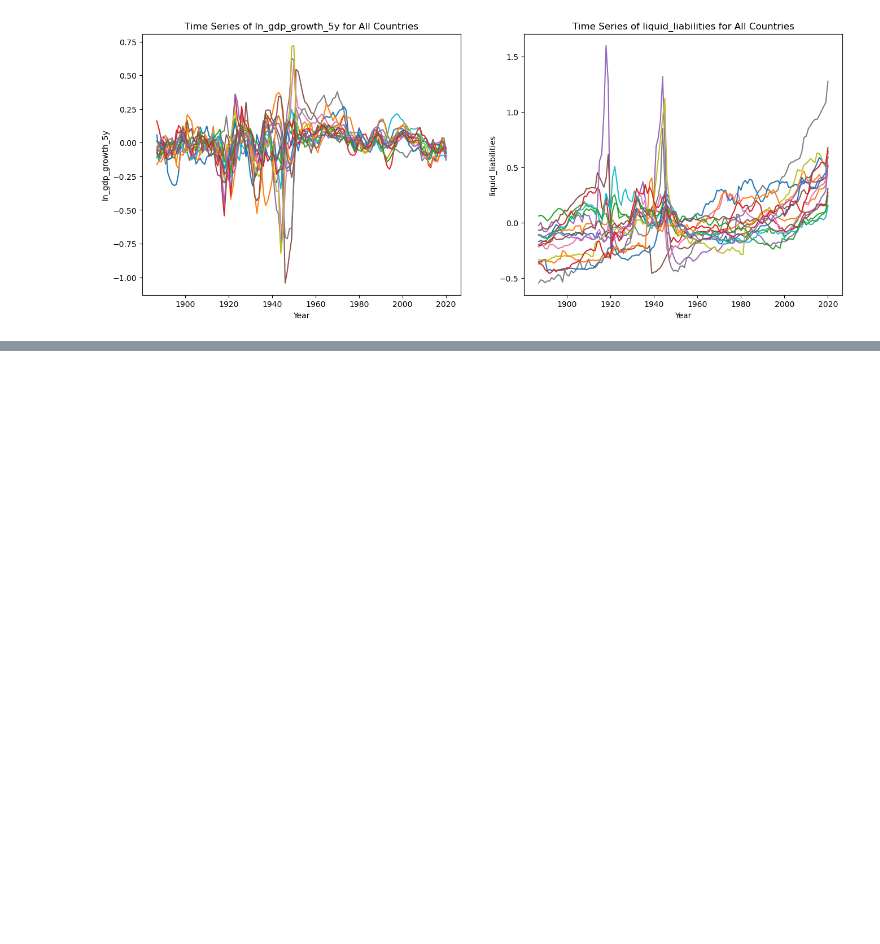
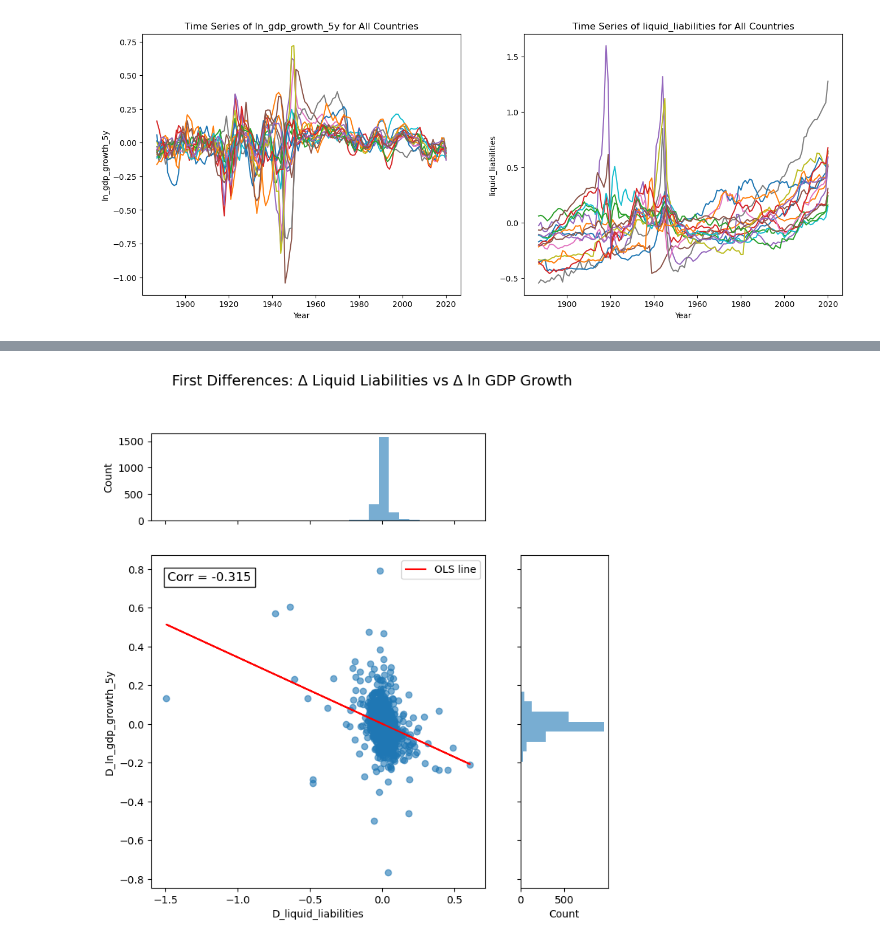
Before and after one commit to LorenzoAlessandro/Panel-Data-Project-Financial-Econometrics, a Jupyter notebook: Panel Data Part 1/Part 1.ipynb, the cells around one changed output, grey strips where cells are left out. Saved outputs shown, nothing was run; the diff lists cells and outputs as text; code cells hidden in the pictures; blank space fills up the shorter version.

```diff
--- a/Panel Data Part 1/Part 1.ipynb
+++ b/Panel Data Part 1/Part 1.ipynb
@@ -294,0 +444,96 @@ Text(0, 0.5, 'liquid_liabilities')
+# %%
+def scatter_with_marginals(df, x, y, title):
+    # Drop missing values
+    data = df[[x, y]].dropna()
+
+    x_vals = data[x]
+    y_vals = data[y]
+
+    # Compute correlation
+    corr = pearsonr(x_vals, y_vals)[0]
+
+    # Fit simple OLS
+    X = sm.add_constant(x_vals)
+    model = sm.OLS(y_vals, X).fit()
+    y_pred = model.predict(X)
+
+    # Figure layout
+    fig = plt.figure(figsize=(8, 8))
+    grid = plt.GridSpec(4, 4, wspace=0.4, hspace=0.4)
+
+    # Main scatter plot
+    ax_scatter = fig.add_subplot(grid[1:4, 0:3])
+    ax_scatter.scatter(x_vals, y_vals, alpha=0.6)
+    ax_scatter.plot(x_vals, y_pred, color="red", label="OLS line")
+    ax_scatter.set_xlabel(x)
+    ax_scatter.set_ylabel(y)
+    ax_scatter.legend()
+
+    # Write correlation on the plot
+    ax_scatter.text(
+        0.05, 0.95, f"Corr = {corr:.3f}",
+        transform=ax_scatter.transAxes,
+        verticalalignment='top', fontsize=12, bbox=dict(facecolor='white')
+    )
+
+    # Top marginal (x distribution)
+    ax_top = fig.add_subplot(grid[0, 0:3], sharex=ax_scatter)
+    ax_top.hist(x_vals, bins=30, alpha=0.6)
+    ax_top.set_ylabel("Count")
+    plt.setp(ax_top.get_xticklabels(), visible=False)
+
+    # Right marginal (y distribution)
+    ax_right = fig.add_subplot(grid[1:4, 3], sharey=ax_scatter)
+    ax_right.hist(y_vals, bins=30, orientation='horizontal', alpha=0.6)
+    ax_right.set_xlabel("Count")
+    plt.setp(ax_right.get_yticklabels(), visible=False)
+
+    fig.suptitle(title, fontsize=14)
+    plt.show()
+
+
+# 1. First differences
+x_fd  = "D_liquid_liabilities"
+y_fd  = "D_ln_gdp_growth_5y"
+
+# 2. Within transformation (one-way fixed effects)
+df_within = df_Final_first_diff.copy()
+df_within["liq_within"] = df_within.groupby("country")["liquid_liabilities"].transform(lambda v: v - v.mean())
+df_within["gdp_within"] = df_within.groupby("country")["ln_gdp_growth_5y"].transform(lambda v: v - v.mean())
+
+# 3. Between transformation (country means)
+df_between = df_Final_first_diff.groupby("country").agg({
+    "liquid_liabilities": "mean",
+    "ln_gdp_growth_5y": "mean"
+}).reset_index()
+df_between.rename(columns={
+    "liquid_liabilities": "liq_between",
+    "ln_gdp_growth_5y": "gdp_between"
+}, inplace=True)
+
+
+# 1. First-Difference scatter + marginals
+scatter_with_marginals(
+    df_Final_first_diff,
+    x=x_fd,
+    y=y_fd,
+    title="First Differences: Δ Liquid Liabilities vs Δ ln GDP Growth"
+)
+
+# 2. Within scatter + marginals
+scatter_with_marginals(
+    df_within,
+    x="liq_within",
+    y="gdp_within",
+    title="Within Transformation (One-Way Fixed Effects)"
+)
+
+# 3. Between scatter + marginals
+scatter_with_marginals(
+    df_between,
+    x="liq_between",
+    y="gdp_between",
+    title="Between Transformation (Country Means)"
+)
+# %% [output]
+[figure, added]
```
Also changed, not shown: parts of 14 cells of this notebook, 9 other files.
